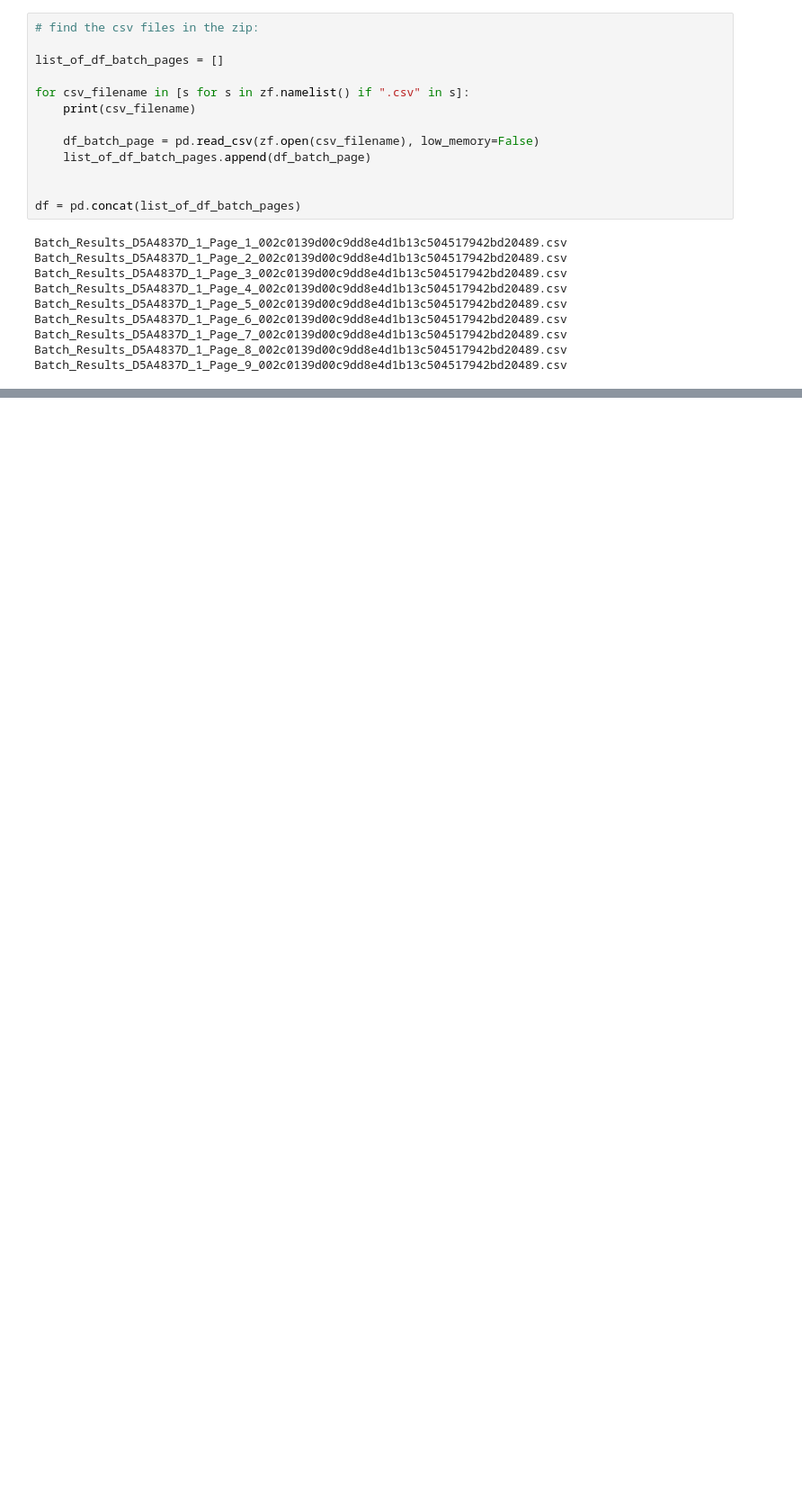
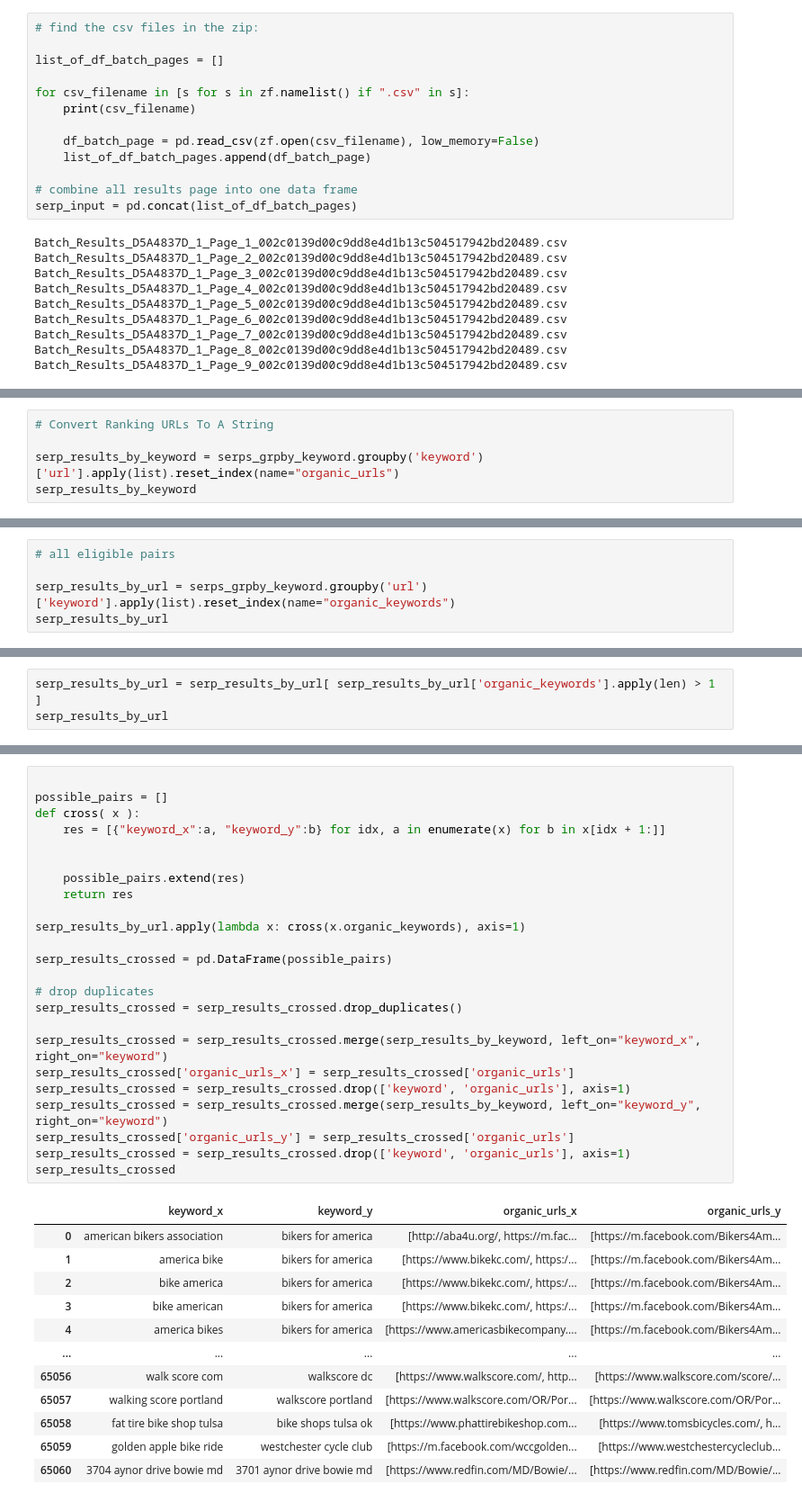
Before and after one commit to FrontAnalyticsInc/data-winners, a Jupyter notebook: analysis-clustering-keywords/cluster-keywors-with-valueserp.ipynb, the cells around one changed output, grey strips where cells are left out. Shown at 90% size. Saved outputs shown, nothing was run; the diff lists cells and outputs as text; blank space fills up the shorter version.

```diff
--- a/analysis-clustering-keywords/cluster-keywors-with-valueserp.ipynb
+++ b/analysis-clustering-keywords/cluster-keywors-with-valueserp.ipynb
@@ -266,8 +288,8 @@ for csv_filename in [s for s in zf.namelist() if ".csv" in s]:
     df_batch_page = pd.read_csv(zf.open(csv_filename), low_memory=False)
     list_of_df_batch_pages.append(df_batch_page)
 
-
-df = pd.concat(list_of_df_batch_pages)
+# combine all results page into one data frame
+serp_input = pd.concat(list_of_df_batch_pages)
 # %% [output]
 Batch_Results_D5A4837D_1_Page_1_002c0139d00c9dd8e4d1b13c504517942bd20489.csv
 Batch_Results_D5A4837D_1_Page_2_002c0139d00c9dd8e4d1b13c504517942bd20489.csv
@@ -364,0 +354,5 @@ df_cluster.groupby(['serp_cluster','query']).first()#.reset_index().groupby(['se
+# %%
+# Convert Ranking URLs To A String
+
+serp_results_by_keyword = serps_grpby_keyword.groupby('keyword')['url'].apply(list).reset_index(name="organic_urls")
+serp_results_by_keyword
@@ -364,0 +373,5 @@ df_cluster.groupby(['serp_cluster','query']).first()#.reset_index().groupby(['se
+# %%
+# all eligible pairs
+
+serp_results_by_url = serps_grpby_keyword.groupby('url')['keyword'].apply(list).reset_index(name="organic_keywords")
+serp_results_by_url
@@ -364,0 +392,3 @@ df_cluster.groupby(['serp_cluster','query']).first()#.reset_index().groupby(['se
+# %%
+serp_results_by_url = serp_results_by_url[ serp_results_by_url['organic_keywords'].apply(len) > 1 ]
+serp_results_by_url
@@ -364,0 +417,37 @@ df_cluster.groupby(['serp_cluster','query']).first()#.reset_index().groupby(['se
+# %%
+
+possible_pairs = []
+def cross( x ):
+    res = [{"keyword_x":a, "keyword_y":b} for idx, a in enumerate(x) for b in x[idx + 1:]]
+
+
+    possible_pairs.extend(res)
+    return res
+
+serp_results_by_url.apply(lambda x: cross(x.organic_keywords), axis=1)
+
+serp_results_crossed = pd.DataFrame(possible_pairs)
+
+# drop duplicates
+serp_results_crossed = serp_results_crossed.drop_duplicates()
+
+serp_results_crossed = serp_results_crossed.merge(serp_results_by_keyword, left_on="keyword_x", right_on="keyword")
+serp_results_crossed['organic_urls_x'] = serp_results_crossed['organic_urls']
+serp_results_crossed = serp_results_crossed.drop(['keyword', 'organic_urls'], axis=1)
+serp_results_crossed = serp_results_crossed.merge(serp_results_by_keyword, left_on="keyword_y", right_on="keyword")
+serp_results_crossed['organic_urls_y'] = serp_results_crossed['organic_urls']
+serp_results_crossed = serp_results_crossed.drop(['keyword', 'organic_urls'], axis=1)
+serp_results_crossed
+# %% [output]
+|  | keyword_x | keyword_y | organic_urls_x | organic_urls_y |
+| 0 | american bikers association | bikers for america | [http://aba4u.org/, https://m.fac... | [https://m.facebook.com/Bikers4Am... |
+| 1 | america bike | bikers for america | [https://www.bikekc.com/, https:/... | [https://m.facebook.com/Bikers4Am... |
+| 2 | bike america | bikers for america | [https://www.bikekc.com/, https:/... | [https://m.facebook.com/Bikers4Am... |
+| 3 | bike american | bikers for america | [https://www.bikekc.com/, https:/... | [https://m.facebook.com/Bikers4Am... |
+| 4 | america bikes | bikers for america | [https://www.americasbikecompany.... | [https://m.facebook.com/Bikers4Am... |
+| ... | ... | ... | ... | ... |
+| 65056 | walk score com | walkscore dc | [https://www.walkscore.com/, http... | [https://www.walkscore.com/score/... |
+| 65057 | walking score portland | walkscore portland | [https://www.walkscore.com/OR/Por... | [https://www.walkscore.com/OR/Por... |
+| 65058 | fat tire bike shop tulsa | bike shops tulsa ok | [https://www.phattirebikeshop.com... | [https://www.tomsbicycles.com/, h... |
+| 65059 | golden apple bike ride | westchester cycle club | [https://m.facebook.com/wccgolden... | [https://www.westchestercycleclub... |
+| 65060 | 3704 aynor drive bowie md | 3701 aynor drive bowie md | [https://www.redfin.com/MD/Bowie/... | [https://www.redfin.com/MD/Bowie/... |
```
Also changed, not shown: parts of 38 cells of this notebook, 6 other files.
